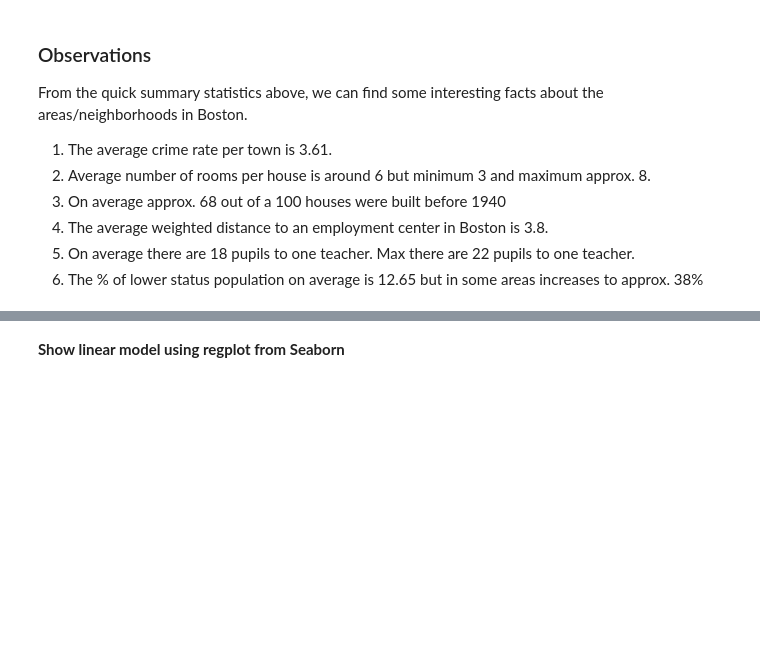
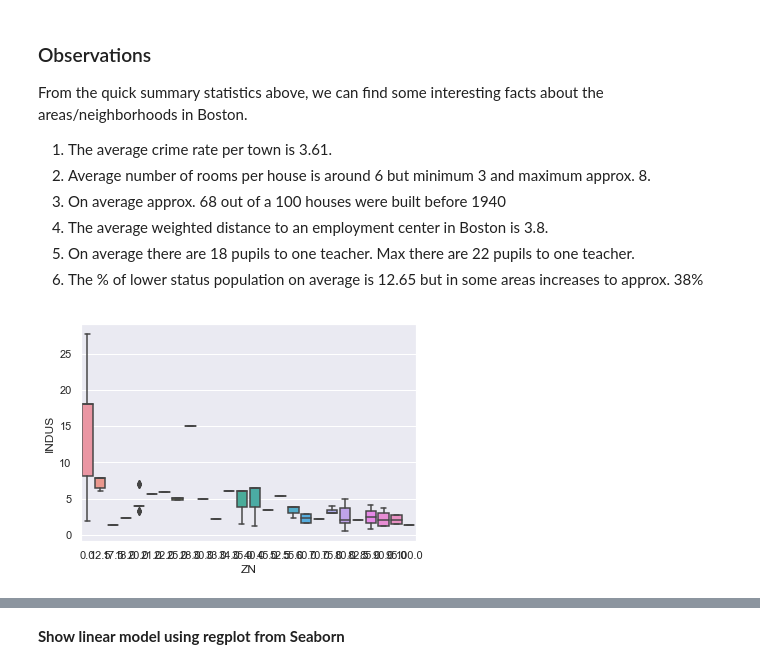
Before and after one commit to simonava5/MLS, a Jupyter notebook: BostonHousing.ipynb, the cells around one changed output, grey strips where cells are left out. Cells and saved outputs as stored; diff of their text form; code cells hidden in the pictures; blank space fills up the shorter version.

```diff
--- a/BostonHousing.ipynb
+++ b/BostonHousing.ipynb
@@ -97,3 +110,7 @@ From the quick summary statistics above, we can find some interesting facts abou
 4. The average weighted distance to an employment center in Boston is 3.8.
 5. On average there are 18 pupils to one teacher. Max there are 22 pupils to one teacher.
 6. The % of lower status population on average is 12.65 but in some areas increases to approx. 38%
+# %%
+ax = sns.boxplot(data=bhp, x='ZN', y='INDUS')
+# %% [output]
+[figure, added]
```
Also changed, not shown: parts of 20 cells of this notebook.
